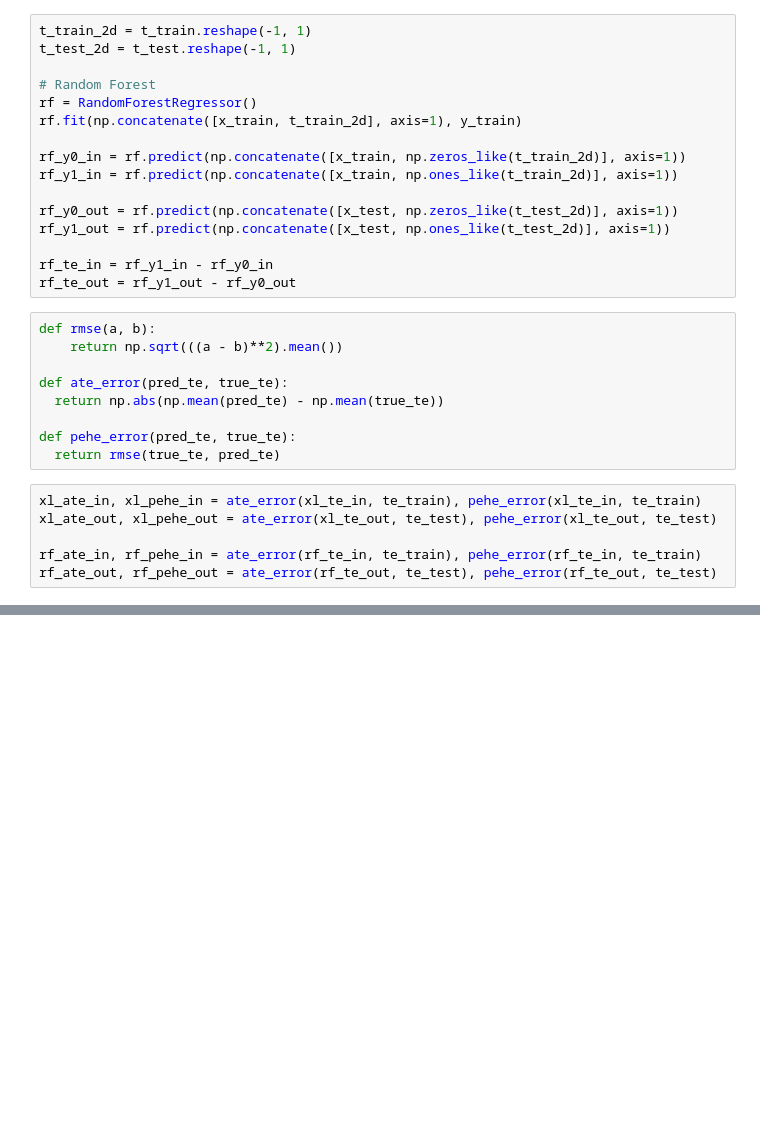
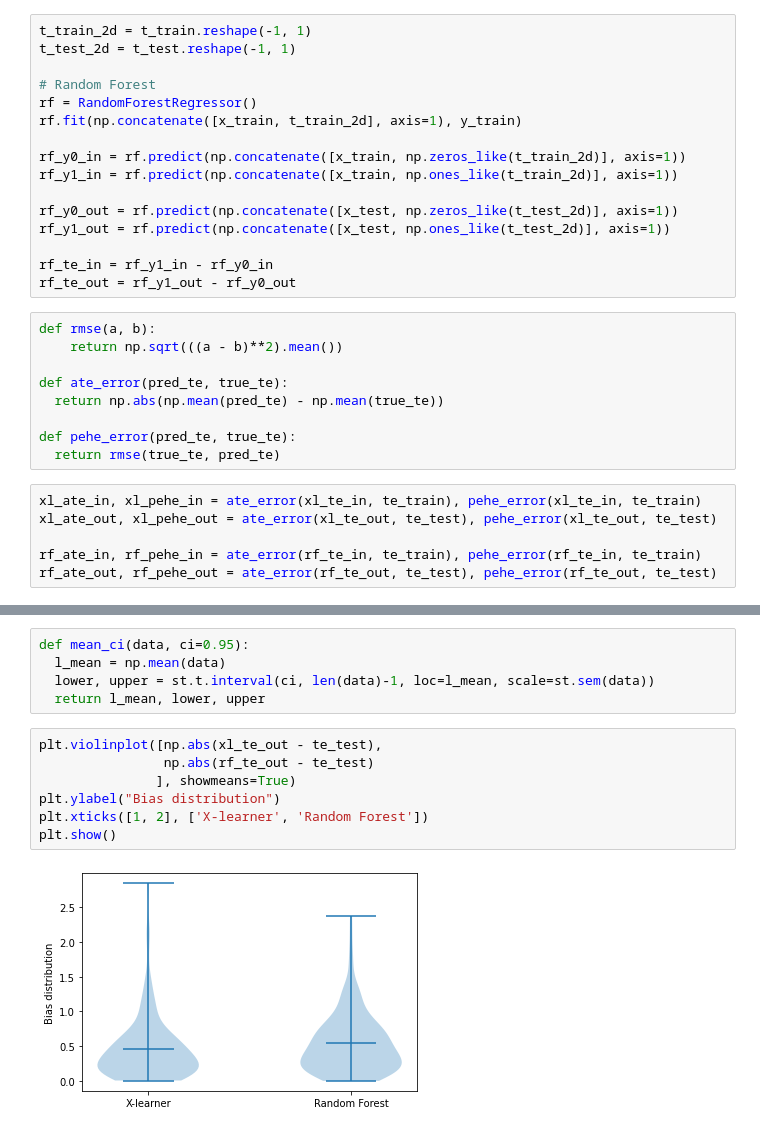
Before and after one commit to dmachlanski/ncrm-causality-2021, a Jupyter notebook: Day_2_CI_in_practice.ipynb, the cells around one changed output, grey strips where cells are left out. Cells and saved outputs as stored; diff of their text form; blank space fills up the shorter version.

Commit message:
Added some visualisations and CI info.

```diff
--- a/Day_2_CI_in_practice.ipynb
+++ b/Day_2_CI_in_practice.ipynb
@@ -84,0 +87,14 @@ df
+# %%
+def mean_ci(data, ci=0.95):
+  l_mean = np.mean(data)
+  lower, upper = st.t.interval(ci, len(data)-1, loc=l_mean, scale=st.sem(data))
+  return l_mean, lower, upper
+# %%
+plt.violinplot([np.abs(xl_te_out - te_test),
+                np.abs(rf_te_out - te_test)
+               ], showmeans=True)
+plt.ylabel("Bias distribution")
+plt.xticks([1, 2], ['X-learner', 'Random Forest'])
+plt.show()
+# %% [output]
+[figure, added]
```
Also changed, not shown: parts of 7 cells of this notebook.
